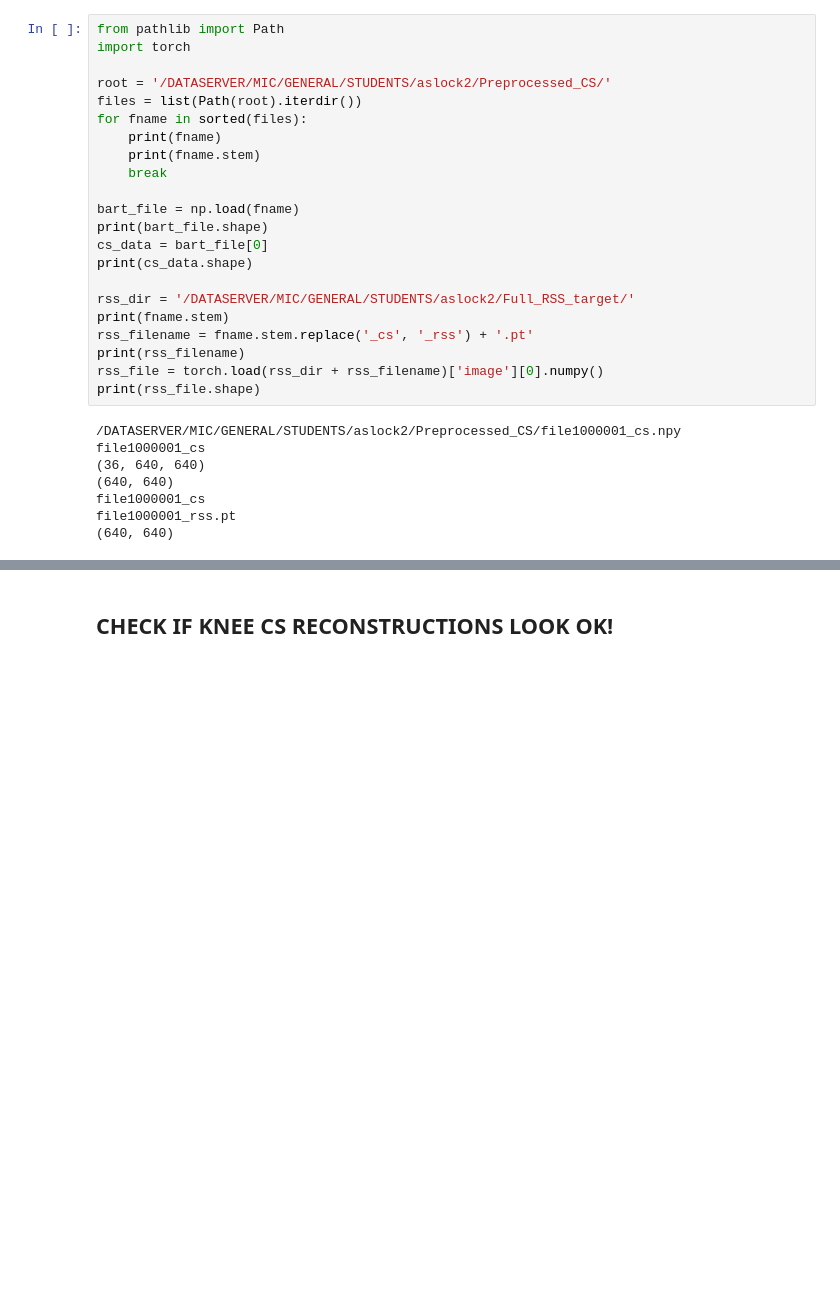
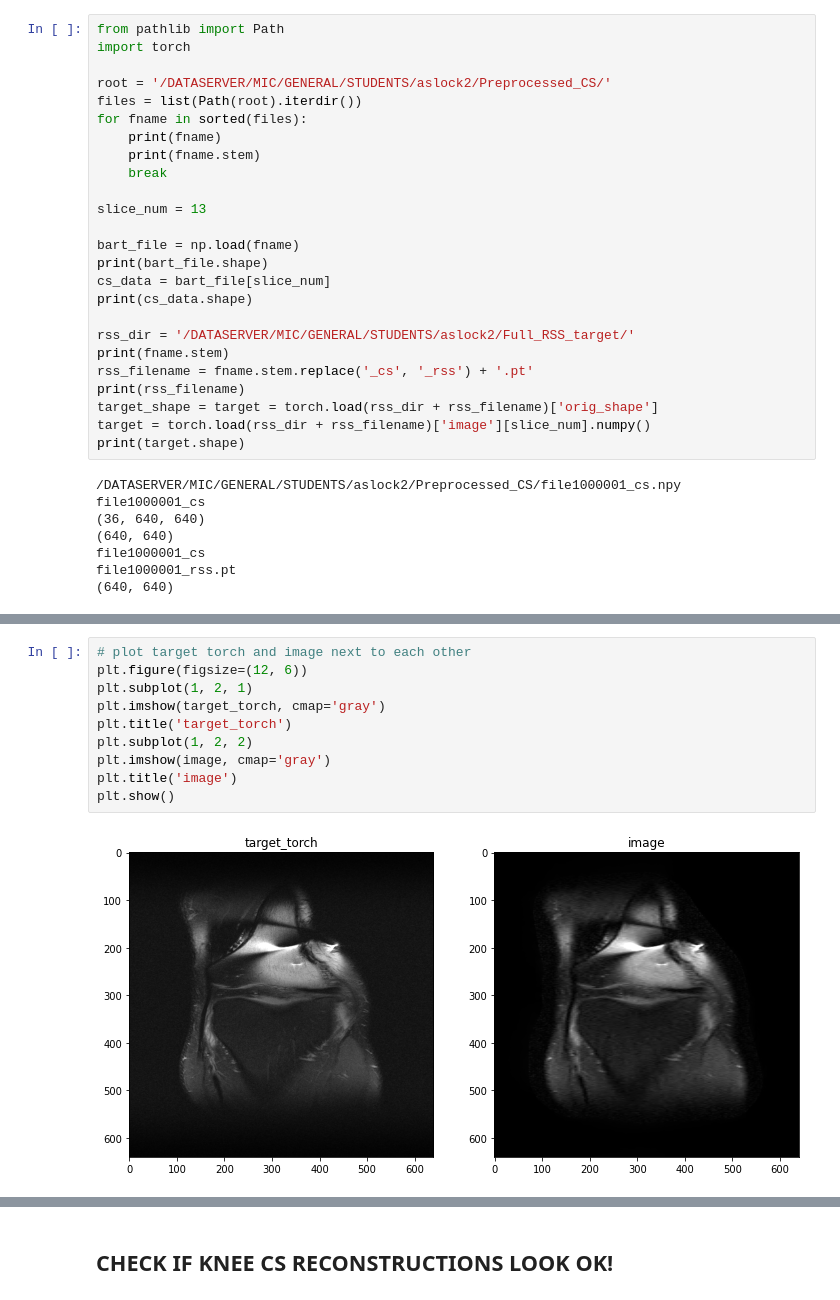
Before and after one commit to AlexSlock/fastMRI-hybrid-modelling, a Jupyter notebook: CSUNet/PreprocessingCode/preprocessing_tests.ipynb, the cells around one changed output, grey strips where cells are left out. Saved outputs shown, nothing was run; the diff lists cells and outputs as text; blank space fills up the shorter version.

```diff
--- a/CSUNet/PreprocessingCode/preprocessing_tests.ipynb
+++ b/CSUNet/PreprocessingCode/preprocessing_tests.ipynb
@@ -26,17 +26,20 @@ for fname in sorted(files):
     print(fname.stem)
     break
 
+slice_num = 13
+
 bart_file = np.load(fname)
 print(bart_file.shape)
-cs_data = bart_file[0]
+cs_data = bart_file[slice_num]
 print(cs_data.shape)
 
 rss_dir = '/DATASERVER/MIC/GENERAL/STUDENTS/aslock2/Full_RSS_target/'
 print(fname.stem)
 rss_filename = fname.stem.replace('_cs', '_rss') + '.pt'
 print(rss_filename)
-rss_file = torch.load(rss_dir + rss_filename)['image'][0].numpy()
-print(rss_file.shape)
+target_shape = target = torch.load(rss_dir + rss_filename)['orig_shape']
+target = torch.load(rss_dir + rss_filename)['image'][slice_num].numpy()
+print(target.shape)
 # %% [output]
 /DATASERVER/MIC/GENERAL/STUDENTS/aslock2/Preprocessed_CS/file1000001_cs.npy
 file1000001_cs
@@ -47,0 +112,12 @@ file1000001_rss.pt
+# %%
+# plot target torch and image next to each other
+plt.figure(figsize=(12, 6))
+plt.subplot(1, 2, 1)
+plt.imshow(target_torch, cmap='gray')
+plt.title('target_torch')
+plt.subplot(1, 2, 2)
+plt.imshow(image, cmap='gray')
+plt.title('image')
+plt.show()
+# %% [output]
+[figure, added]
```
Also changed, not shown: parts of 13 cells of this notebook, 6 other files.
